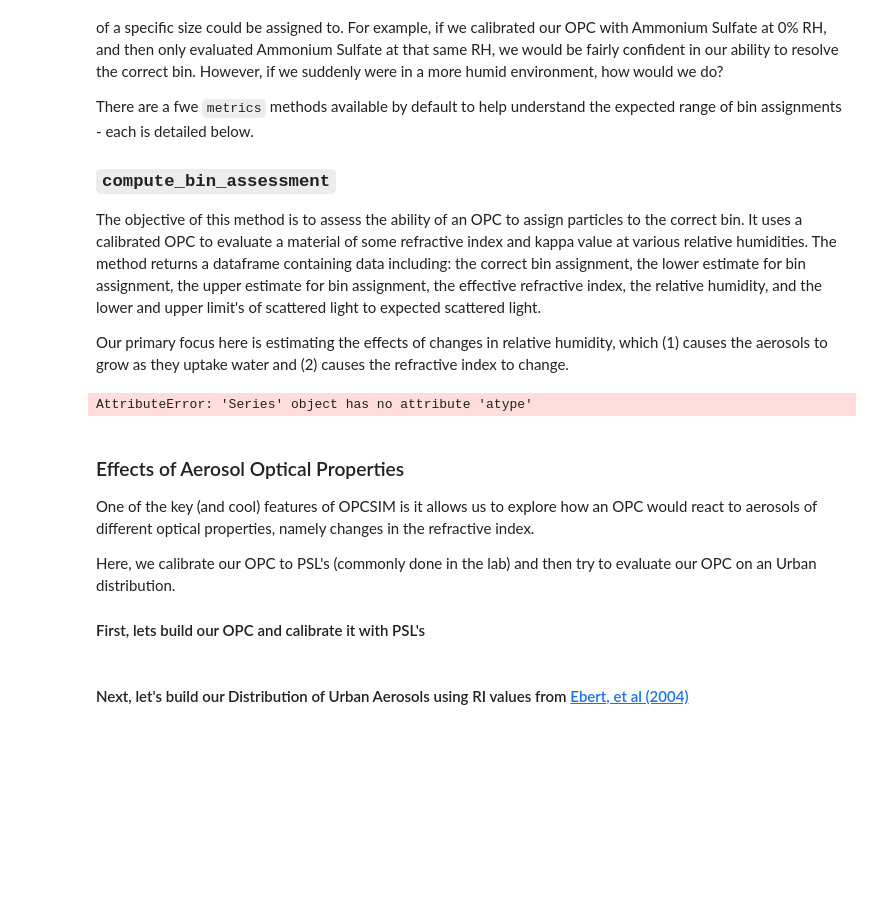
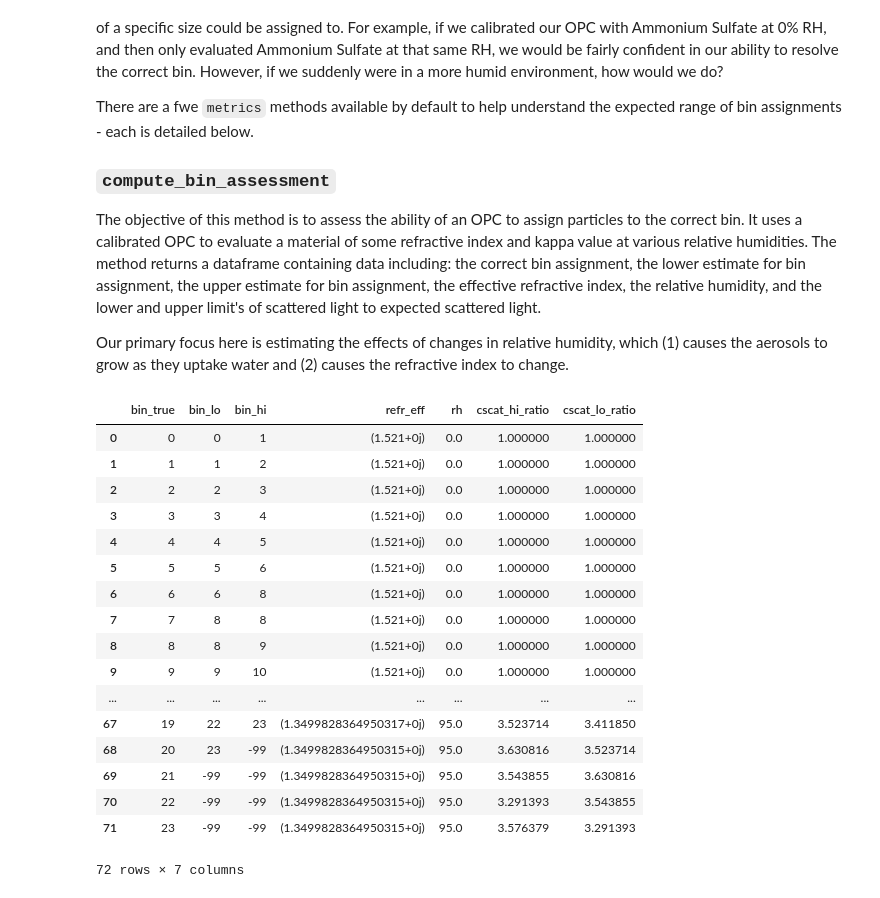
Before and after one commit to dhhagan/opcsim, a Jupyter notebook: docs/tutorial/model.ipynb, the cells around one changed output. Drawn from its saved outputs; the diff is of its cells as text; code cells hidden in the pictures; blank space fills up the shorter version.

```diff
--- a/docs/tutorial/model.ipynb
+++ b/docs/tutorial/model.ipynb
@@ -353,8 +355,25 @@ The objective of this method is to assess the ability of an OPC to assign partic
 
 Our primary focus here is estimating the effects of changes in relative humidity, which (1) causes the aerosols to grow as they uptake water and (2) causes the refractive index to change.
 # %%
-rv = opcsim.metrics.compute_bin_assessment(opc, refr=complex(1.592, 0), kappa=0.53)
+rv = opcsim.metrics.compute_bin_assessment(opc, refr=complex(1.521, 0), kappa=0.53)
 
 rv
 # %% [output]
+|  | bin_true | bin_lo | bin_hi | refr_eff | rh | cscat_hi_ratio | cscat_lo_ratio |
+| 0 | 0 | 0 | 1 | (1.521+0j) | 0.0 | 1.000000 | 1.000000 |
+| 1 | 1 | 1 | 2 | (1.521+0j) | 0.0 | 1.000000 | 1.000000 |
+| 2 | 2 | 2 | 3 | (1.521+0j) | 0.0 | 1.000000 | 1.000000 |
+| 3 | 3 | 3 | 4 | (1.521+0j) | 0.0 | 1.000000 | 1.000000 |
+| 4 | 4 | 4 | 5 | (1.521+0j) | 0.0 | 1.000000 | 1.000000 |
+| 5 | 5 | 5 | 6 | (1.521+0j) | 0.0 | 1.000000 | 1.000000 |
+| 6 | 6 | 6 | 8 | (1.521+0j) | 0.0 | 1.000000 | 1.000000 |
+| 7 | 7 | 8 | 8 | (1.521+0j) | 0.0 | 1.000000 | 1.000000 |
+| 8 | 8 | 8 | 9 | (1.521+0j) | 0.0 | 1.000000 | 1.000000 |
+| 9 | 9 | 9 | 10 | (1.521+0j) | 0.0 | 1.000000 | 1.000000 |
+| ... | ... | ... | ... | ... | ... | ... | ... |
+| 67 | 19 | 22 | 23 | (1.3499828364950317+0j) | 95.0 | 3.523714 | 3.411850 |
+| 68 | 20 | 23 | -99 | (1.3499828364950315+0j) | 95.0 | 3.630816 | 3.523714 |
+| 69 | 21 | -99 | -99 | (1.3499828364950315+0j) | 95.0 | 3.543855 | 3.630816 |
+| 70 | 22 | -99 | -99 | (1.3499828364950315+0j) | 95.0 | 3.291393 | 3.543855 |
+| 71 | 23 | -99 | -99 | (1.3499828364950315+0j) | 95.0 | 3.576379 | 3.291393 |
-AttributeError: 'Series' object has no attribute 'atype'
+72 rows × 7 columns
@@ -418,9 +379,0 @@ r
-# %% [markdown]
-### Effects of Aerosol Optical Properties
-
-One of the key (and cool) features of OPCSIM is it allows us to explore how an OPC would react to aerosols of different optical properties, namely changes in the refractive index.
-
-Here, we calibrate our OPC to PSL's (commonly done in the lab) and then try to evaluate our OPC on an Urban distribution.
-
-
-#### First, lets build our OPC and calibrate it with PSL's
@@ -436,4 +379,0 @@ opc.calibration_function
-# %% [markdown]
-#### Next, let's build our Distribution of Urban Aerosols using RI values from [Ebert, et al (2004)][1]
-
-[1]: https://www.sciencedirect.com/science/article/pii/S1352231004008027
```
Also changed, not shown: parts of 12 cells of this notebook, 3 other files.
